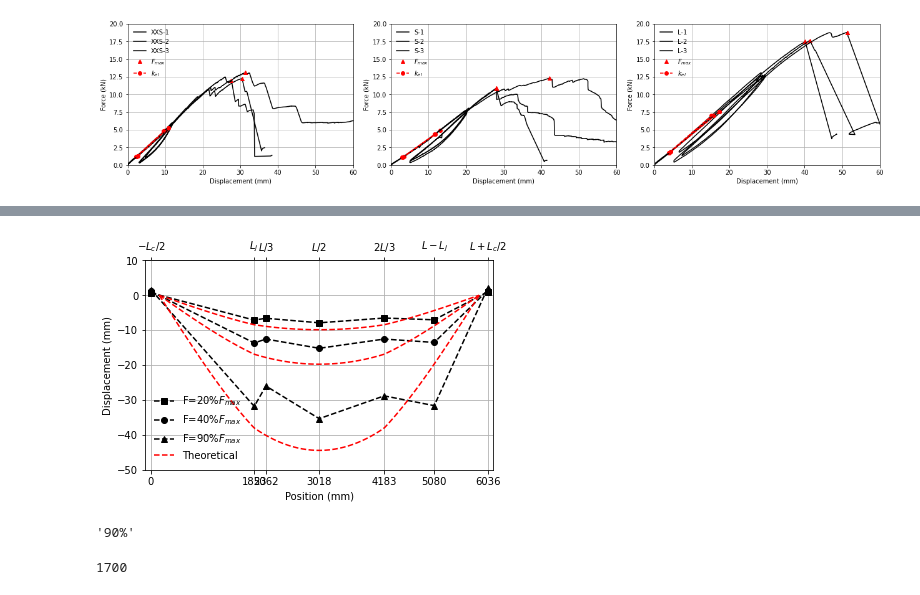
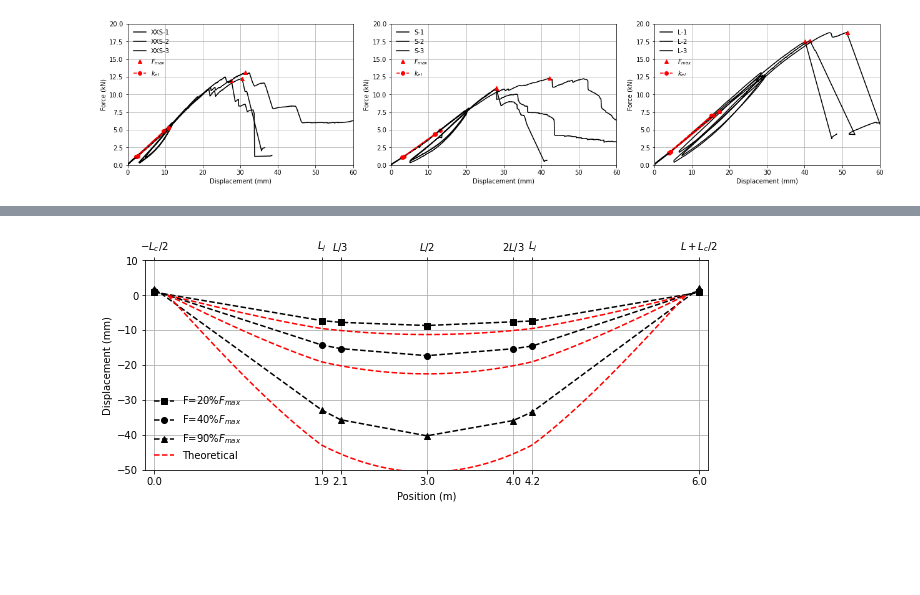
Before and after one commit to gabrielegranello/OSB_beam_testing, a Jupyter notebook: beam_postprocessing.ipynb, the cells around one changed output, grey strips where cells are left out. Cells and saved outputs as stored; diff of their text form; code cells hidden in the pictures; blank space fills up the shorter version.

```diff
--- a/beam_postprocessing.ipynb
+++ b/beam_postprocessing.ipynb
@@ -86,15 +86,15 @@ class beam_with_rotsprings():
 
         # define the integration constants
         C_2=0;
-        E_1=F*L_j*L/(2*E*I);
-        D_1=F*L_j*L/(2*E*I)-F*L_j*b/(E*I)+F*b*b/(2*E*I);
+        E_1=F*b*L/(2*E*I);
+        D_1=F*b*L/(2*E*I)-F*b*b/(2*E*I);
         C_1=D_1+F*L_j/k_r;
         D_2=(C_1-D_1)*L_j;
-        E_2=-F*pow(b,3)/(6*E*I)+b*D_1+D_2+F*L_j*pow(b,2)/(2*E*I)-E_1*b;
+        E_2=-F*pow(b,3)/(6*E*I)+b*D_1+D_2+F*pow(b,3)/(2*E*I)-E_1*b;
 
         v_1=-F/(6*E*I)*np.power(x_1,3)+C_1*x_1+C_2; # vertical displacement from the support to the castellated joint
         v_2=-F/(6*E*I)*np.power(x_2,3)+D_1*x_2+D_2; # verical displacement from the castellated joint to the point of application of the force
-        v_3=-F*L_j/(2*E*I)*np.power(x_3,2)+E_1*x_3+E_2; # vertical displacement from the point of application of the fprce to the midspan
+        v_3=-F*b/(2*E*I)*np.power(x_3,2)+E_1*x_3+E_2; # vertical displacement from the point of application of the fprce to the midspan
 
         v_half=np.concatenate((v_1, v_2,v_3), axis=None); # concatenate the displacement vectors
         self.v=-np.concatenate((v_half, v_half[:-1][::-1]), axis=None); #concatenate the displacement vectors
@@ -214,19 +214,19 @@ for i,test in enumerate(experiment_dictionary.values()):
         test.assign_span(4.5); # assign span in m
         Moment_capacity=test.F_max*test.L/6; # calculate moment capacity
         ax.plot(2,Moment_capacity,'^k')
-        dic={'Specimen': [test.test_label],'version':'S','L':[test.L],'M': [Moment_capacity]};
+        dic={'Specimen': [test.test_label],'version':'S','F_max':[test.F_max],'k':[test.stiffness],'L (m)':[test.L],'M': [Moment_capacity]};
 
     if 'X' in test.test_label[0]:
         test.assign_span(3.3); # assign span in m
         Moment_capacity=test.F_max*test.L/6; # calculate moment capacity
         ax.plot(1,Moment_capacity,'^k')
-        dic={'Specimen': [test.test_label],'version':'XXS','L':[test.L],'M': [Moment_capacity]};
+        dic={'Specimen': [test.test_label],'version':'XXS','F_max':[test.F_max],'k':[test.stiffness],'L (m)':[test.L],'M': [Moment_capacity]};
 
     if 'L' in test.test_label[0]:
         test.assign_span(5.7); # assign span in m
         Moment_capacity=test.F_max*test.L/6; # calculate moment capacity
         ax.plot(3,Moment_capacity,'^k')
-        dic={'Specimen': [test.test_label],'version':'L','L':[test.L],'M': [Moment_capacity]};
+        dic={'Specimen': [test.test_label],'version':'L','F_max':[test.F_max],'k':[test.stiffness],'L (m)':[test.L],'M': [Moment_capacity]};
 
     test_results=pd.concat([test_results,pd.DataFrame(dic)]);
 
@@ -241,5 +241,8 @@ ax.set_ylabel(r'$M_{Rd}$ (kNm)')
 ax.set_xlabel('Specimens')
 ax.set_xticks([1,2,3])
 ax.set_xticklabels(['XXS','S','L'])
-plt.show()
+fig.set_size_inches(fig_w/2.54,fig_h/2.54)
+fig.tight_layout()
+name=output_folder+'capacity.png'
+fig.savefig(name,dpi=400)
 # %% [output]
@@ -260,9 +252,8 @@ test_results
 # %%
 # plot the deflected shape
 force_ratios_to_plot=[.2,0.4,0.9]; # ratios of the force values (with respect to the capacity) to plot the deflected shapes
-
 plot_analytical_solution=True; # choose if plotting the analytical solution or not
-test_to_plot='L-1'; # name of the test to plot
+test_to_plot='L-3'; # name of the test to plot
 force_values_to_plot=np.array(force_ratios_to_plot)*experiment_dictionary[test_to_plot].F_max; # force values to use for plotting the deflected shape
 force_values_percentage=[]; # force values in percentage to be used for plotting
 
@@ -274,8 +265,9 @@ potentiometers_location_numeric_200S=[0,1196,1618,2368,3118,3540,4736]; # locati
 beam_dictionary_150XXS={"E":4930,"I":62132400,"L":3300,"L_j":726,"k_r":1350000000,"offset":118}; # preset values for the L specimen
 potentiometers_location_numeric_150XXS=[0,896,1218,1768,2318,2640,3536]; # location of the potentiometers in numbers
 beam_dictionary_250L={"E":4930,"I":287650000,"L":5738,"L_j":1700,"k_r":2295000000,"offset":149}; # preset values for the XXS specimen
-potentiometers_location_numeric_250L=[0,1853,2062,3018,4183,5080,6036]; # location of the potentiometers in numbers
-potentiometers_location_labels=[r'$-L_c/2$',r'$L_j$',r'$L/3$',r'$L/2$',r'$2L/3$',r'$L-L_j$',r'$L+L_c/2$']; # labels
+potentiometers_location_numeric_250L=[0,1853,2062,3018,3974,4187,6036]; # location of the potentiometers in numbers
+potentiometers_location_labels=[r'$-L_c/2$',r'$L_j$',r'$L/3$',r'$L/2$',r'$2L/3$',r'$L_j$',r'$L+L_c/2$']; # labels in symbols
+potentiometers_location_labels_meters=[]; # labels is meters
 
 
 
@@ -294,6 +286,9 @@ elif 'L' in experiment_dictionary[test_to_plot].test_label[0]:
 else:
     raise Exception('Select the beam properties')
 
+for el in potentiometers_location_numeric:
+    potentiometers_location_labels_meters.append("{:.1f}".format(el/1000))
+
 
 beams_theoretical=[]; # list with the analytical solution for the deflected shape of beams
 for F,r in zip(force_values_to_plot,force_ratios_to_plot):
@@ -303,6 +298,10 @@ for F,r in zip(force_values_to_plot,force_ratios_to_plot):
 
 test=experiment_dictionary[test_to_plot]; # retrieve the test data
 potentiometer_headers=header_names[2:9]; # retrieve only from Pot 5 to pot 9
+if 'L' in experiment_dictionary[test_to_plot].test_label[0]:
+    potentiometer_headers[1], potentiometer_headers[2] = potentiometer_headers[2], potentiometer_headers[1];
+    potentiometer_headers[4], potentiometer_headers[5] = potentiometer_headers[5], potentiometer_headers[4];
+
 test.extract_deflected_shape(data=test.data_offset_removed,
                              potentiomer_headers=potentiometer_headers,
                              force_header=force_header
@@ -310,41 +309,34 @@ test.extract_deflected_shape(data=test.data_offset_removed,
 
 #potentiometers_location_labels=[0,r'$L_j$',r'$L/3$',r'$L/2$',r'$2L/3$',r'$L-L_j$','L']
 color_list=['k']*4;
 line_list=['--']*4;
 symbol_list=['s','o','^','d'];
 fig,ax=plt.subplots()
 for i,(shape,F,c,l,s,s_theory,F_per) in enumerate(zip(test.deflected_shape,test.deflected_shape_forces,color_list,line_list,symbol_list,beams_theoretical,force_values_percentage)):
     ax.plot(potentiometers_location_numeric,-np.array(shape),c+l+s,label='F='+F_per+r'$F_{max}$')
     if plot_analytical_solution:
         if i!=len(test.deflected_shape_forces)-1:
             ax.plot(s_theory.x+beam_dictionary['offset'],s_theory.v,'r--')
         else:
             ax.plot(s_theory.x+beam_dictionary['offset'],s_theory.v,'r--',label='Theoretical')
 
 x_delta_plot=100;
 ax.grid()
 ax.legend(loc="lower left",framealpha=0.0)
 ax.set_xlim([potentiometers_location_numeric[0]-x_delta_plot,potentiometers_location_numeric[-1]+x_delta_plot])
 ax.set_xticks(potentiometers_location_numeric)
+ax.set_xticklabels(potentiometers_location_labels_meters)
 
 secax = ax.secondary_xaxis('top')
 secax.set_xticks(potentiometers_location_numeric)
 secax.set_xticklabels(potentiometers_location_labels)
 
 ax.set_ylim([-50,10])
-ax.set_xlabel('Position (mm)')
+ax.set_xlabel('Position (m)')
 ax.set_ylabel('Displacement (mm)')
-fig.set_size_inches(fig_w/2.54,fig_h/2.54)
+fig.set_size_inches(fig_w*1.5/2.54,fig_h/2.54)
 fig.tight_layout()
 name=output_folder+test_to_plot+'_deflected_shape.png'
 fig.savefig(name,dpi=400)
 # %% [output]
-[figure, old version]
+[figure, new version]
-# %%
-"{:.0%}".format(force_ratios_to_plot[2])
-# %% [output]
-'90%'
-# %%
-print(s_theory.L_j)
-# %% [output]
-1700
```
Also changed, not shown: parts of 6 cells of this notebook.
